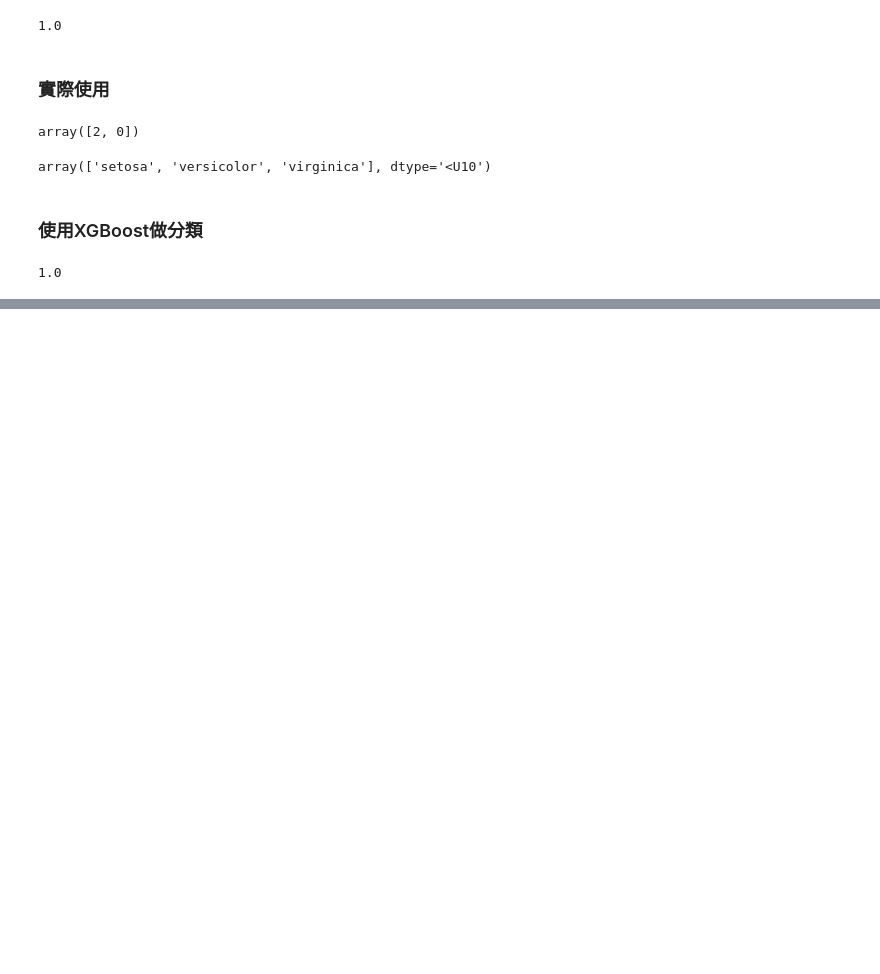
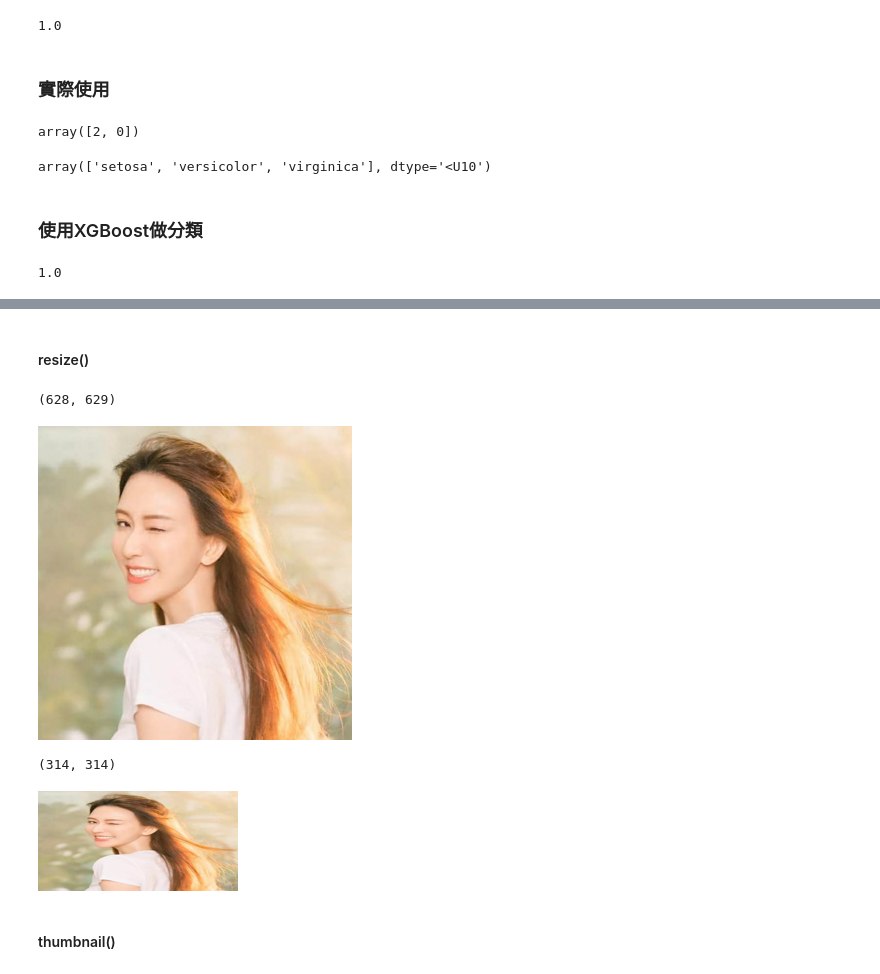
Before and after one commit to vcdemy/20230613, a Jupyter notebook: 20230613筆記.ipynb, the cells around one changed output, grey strips where cells are left out. Cells and saved outputs as stored; diff of their text form; code cells hidden in the pictures; blank space fills up the shorter version.

```diff
--- a/20230613筆記.ipynb
+++ b/20230613筆記.ipynb
@@ -495,0 +556,6 @@ clf.score(X_test, y_test)
+# %% [markdown]
+#### resize()
+# %%
+img.size
+# %% [output]
+(628, 629)
@@ -495,0 +564,16 @@ clf.score(X_test, y_test)
+# %%
+img = img.resize((img.size[0]//2, img.size[1]//2))
+# %%
+img
+# %% [output]
+[figure, added]
+# %%
+img.size
+# %% [output]
+(314, 314)
+# %%
+img.resize((200, 100))
+# %% [output]
+[figure, added]
+# %% [markdown]
+#### thumbnail()
```
Also changed, not shown: parts of 35 cells of this notebook.
